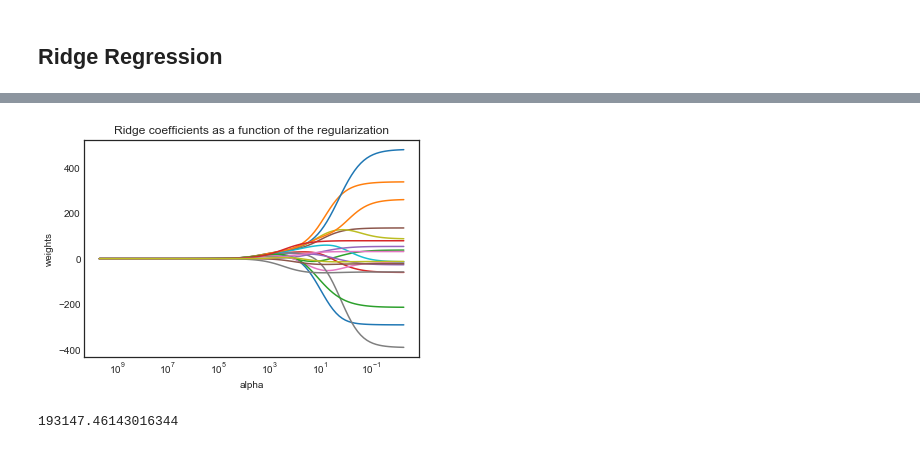
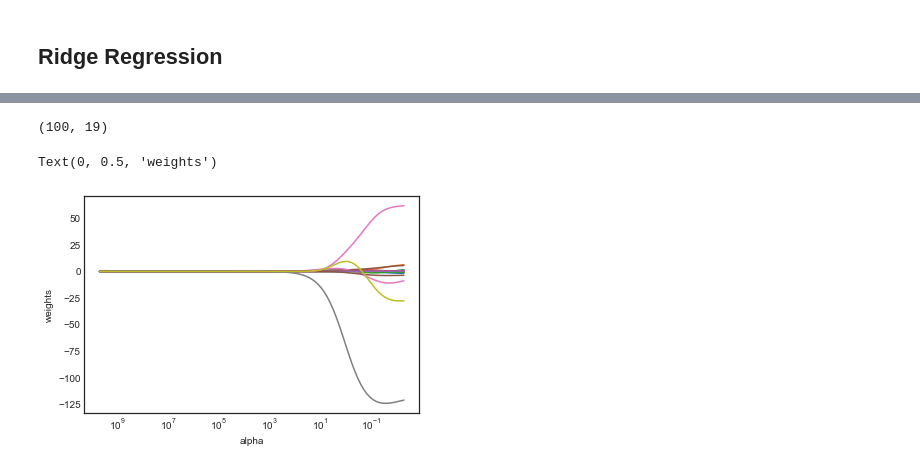
Before and after one commit to anhnguyendepocen/Introduction-to-Statistical-Learning-Python, a Jupyter notebook: ISLR CH6.ipynb, the cells around one changed output, grey strips where cells are left out. Saved outputs shown, nothing was run; the diff lists cells and outputs as text; code cells hidden in the pictures.

```diff
--- a/ISLR CH6.ipynb
+++ b/ISLR CH6.ipynb
@@ -113,21 +135,23 @@ y_test = pd.read_csv('Data/Hitters_y_test.csv', index_col=0)
+# %%
+ridge = Ridge(normalize=True)
+coefs = []
+
+for a in alphas:
+    ridge.set_params(alpha=a)
+    ridge.fit(x, y)
+    coefs.append(ridge.coef_)
+
+np.shape(coefs)
+# %% [output]
+(100, 19)
 # %%
-alphas = 10**np.linspace(10,-2,100)*0.5
-
-ridge = Ridge()
-coefs = []
-
-for a in alphas:
-    ridge.set_params(alpha=a)
-    ridge.fit(scale(x), y)
-    coefs.append(ridge.coef_)
-
 ax = plt.gca()
 ax.plot(alphas, coefs)
 ax.set_xscale('log')
 ax.set_xlim(ax.get_xlim()[::-1])  # reverse axis
 plt.axis('tight')
 plt.xlabel('alpha')
 plt.ylabel('weights')
-plt.title('Ridge coefficients as a function of the regularization');
 # %% [output]
+Text(0, 0.5, 'weights')
-[figure, old version]
+[figure, new version]
@@ -137,7 +157,0 @@ scaler = StandardScaler().fit(x_train)
-# %%
-ridge2 = Ridge(alpha=len(x_)*11498/2)
-ridge2.fit(scaler.transform(x_train), y_train)
-pred = ridge2.predict(scaler.transform(x_test))
-mean_squared_error(y_test, pred)
-# %% [output]
-193147.46143016344
```
Also changed, not shown: parts of 18 cells of this notebook.
